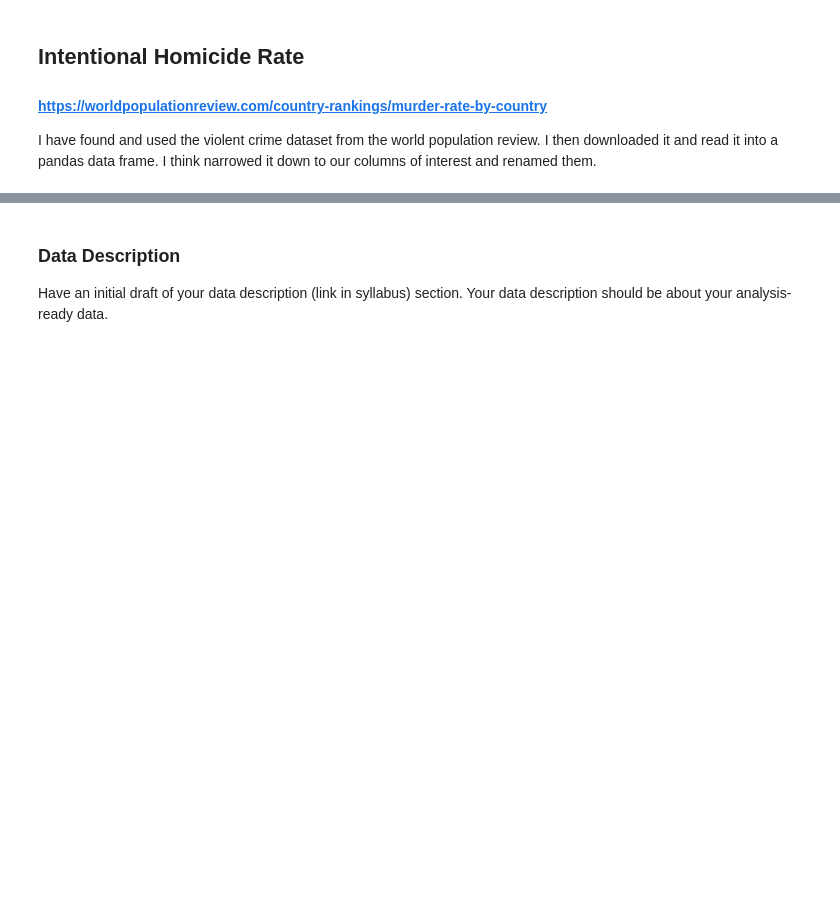
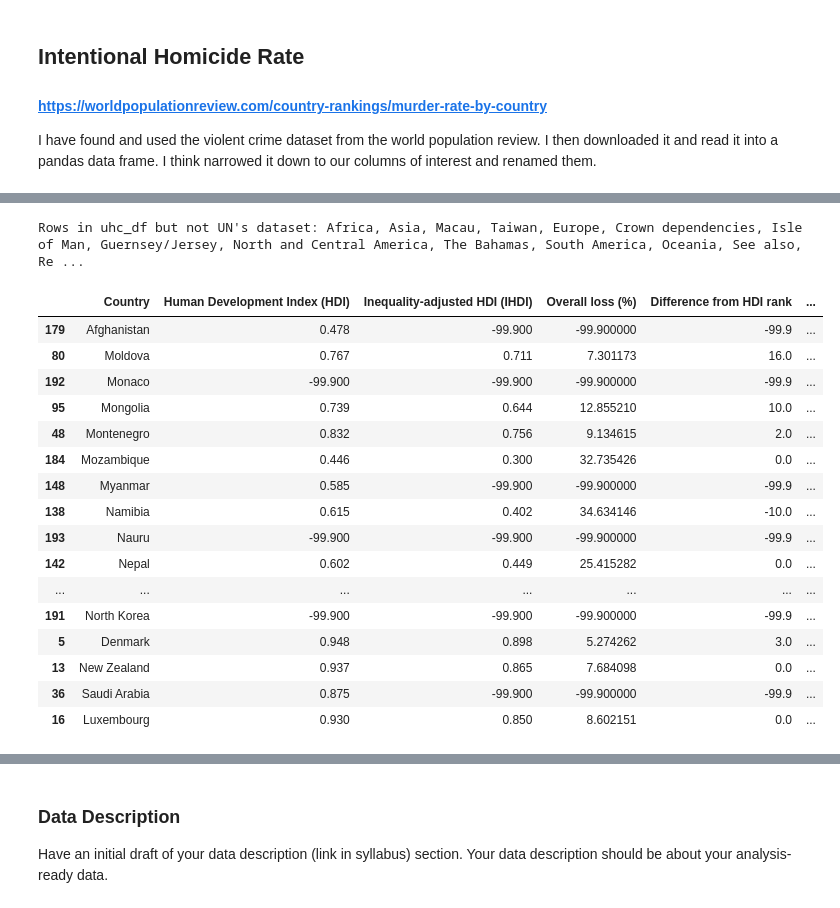
Before and after one commit to ryanbordo/Life-Expectancies-Analysis, a Jupyter notebook: p2.ipynb, the cells around one changed output, grey strips where cells are left out. Drawn from its saved outputs; the diff is of its cells as text; code cells hidden in the pictures; blank space fills up the shorter version.

```diff
--- a/p2.ipynb
+++ b/p2.ipynb
@@ -80,0 +390,70 @@ I have found and used the violent crime dataset from the world population review
+# %%
+#UHC or not
+uhc_url = 'https://en.wikipedia.org/wiki/List_of_countries_with_universal_health_care'
+uhc_rq = requests.get(uhc_url)
+if uhc_rq.status_code != 200:
+  print("something went wrong:", uhc_rq.status_code, uhc_rq.reason)
+
+with open("data/uhc_rq.html", "w") as writer:
+  writer.write(uhc_rq.text)
+
+with open("data/uhc_rq.html", "r") as reader:
+  uhc_source = reader.read()
+
+uhc_soup = BeautifulSoup(uhc_source, "html.parser")
+spans = uhc_soup.findAll("span", {"class": "toctext"})
+uhc_dict = {"Country": [], "has_uhc": []}
+for span in spans:
+    uhc_dict['Country'].append(span.text)
+    uhc_dict['has_uhc'].append(1)
+
+uhc_df = pd.DataFrame.from_dict(data=uhc_dict)
+# uhc_df.shape
+
+#fix some names
+uhc_df.loc[uhc_df["Country"] == "South Korea (ROK)", "Country"] = "South Korea"
+uhc_df.loc[uhc_df["Country"] == "North Korea (DPRK)", "Country"] = "North Korea"
+#England, Scotland, Wales, Northern Ireland → United Kingdom -- only need one to change though
+uhc_df.loc[uhc_df["Country"] == "England", "Country"] = "United Kingdom"
+
+#join with everything; fill with 0 if the country doesn't have UHC
+full_df2 = full_df1.join(uhc_df.set_index('Country'), on="Country")
+full_df2 = full_df2.fillna(0)
+
+#print countries that were left out
+un_countries = list(full_df1['Country'])
+not_in = ""
+for country in uhc_df["Country"]:
+    if country in ["Northern Ireland", "Scotland", "Wales"]:
+        continue
+    if country not in un_countries:
+        not_in += f"{country}, "
+    else:
+        continue
+print(f"Rows in uhc_df but not UN's dataset: {not_in}")
+
+#display to check
+full_df2 = full_df2.sort_values(by="has_uhc")
+with pd.option_context('display.max_rows', None, 'display.max_columns', None):
+    display(full_df2)
+
+full_df2.to_csv("data/indicators.csv")
+# %% [output]
+Rows in uhc_df but not UN's dataset: Africa, Asia, Macau, Taiwan, Europe, Crown dependencies, Isle of Man, Guernsey/Jersey, North and Central America, The Bahamas, South America, Oceania, See also, Re ...
+|  | Country | Human Development Index (HDI) | Inequality-adjusted HDI (IHDI) | Overall loss (%) | Difference from HDI rank | ... |
+| 179 | Afghanistan | 0.478 | -99.900 | -99.900000 | -99.9 | ... |
+| 80 | Moldova | 0.767 | 0.711 | 7.301173 | 16.0 | ... |
+| 192 | Monaco | -99.900 | -99.900 | -99.900000 | -99.9 | ... |
+| 95 | Mongolia | 0.739 | 0.644 | 12.855210 | 10.0 | ... |
+| 48 | Montenegro | 0.832 | 0.756 | 9.134615 | 2.0 | ... |
+| 184 | Mozambique | 0.446 | 0.300 | 32.735426 | 0.0 | ... |
+| 148 | Myanmar | 0.585 | -99.900 | -99.900000 | -99.9 | ... |
+| 138 | Namibia | 0.615 | 0.402 | 34.634146 | -10.0 | ... |
+| 193 | Nauru | -99.900 | -99.900 | -99.900000 | -99.9 | ... |
+| 142 | Nepal | 0.602 | 0.449 | 25.415282 | 0.0 | ... |
+| ... | ... | ... | ... | ... | ... | ... |
+| 191 | North Korea | -99.900 | -99.900 | -99.900000 | -99.9 | ... |
+| 5 | Denmark | 0.948 | 0.898 | 5.274262 | 3.0 | ... |
+| 13 | New Zealand | 0.937 | 0.865 | 7.684098 | 0.0 | ... |
+| 36 | Saudi Arabia | 0.875 | -99.900 | -99.900000 | -99.9 | ... |
+| 16 | Luxembourg | 0.930 | 0.850 | 8.602151 | 0.0 | ... |
```
Also changed, not shown: parts of 19 cells of this notebook, 8 other files.
